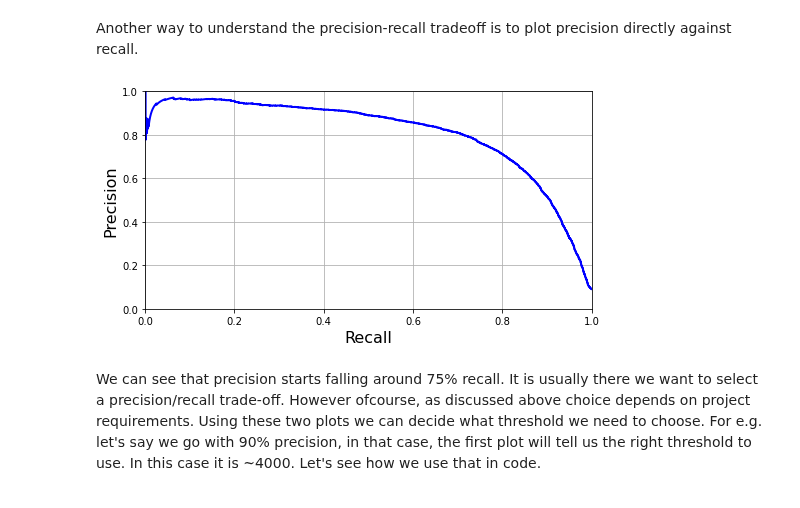
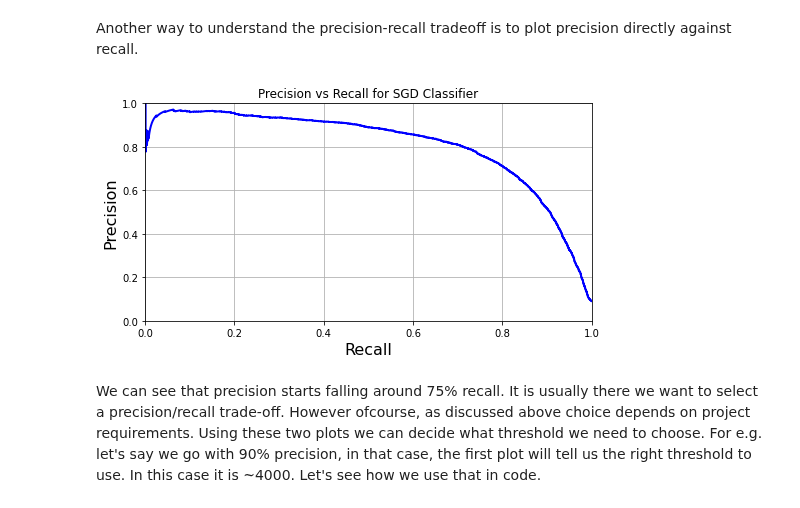
Before and after one commit to mandliya/ml, a Jupyter notebook: hands_on_machine_learning/3/Classification.ipynb, the cells around one changed output. Saved outputs shown, nothing was run; the diff lists cells and outputs as text; code cells hidden in the pictures.

```diff
--- a/hands_on_machine_learning/3/Classification.ipynb
+++ b/hands_on_machine_learning/3/Classification.ipynb
@@ -374,17 +379,18 @@ When threshold is increased precision curve looks bumpier, because precision may
 # %% [markdown]
 Another way to understand the precision-recall tradeoff is to plot precision directly against recall.
 # %%
-def plot_precision_vs_recall(precisions, recalls):
+def plot_precision_vs_recall(precisions, recalls, title):
     plt.plot(recalls, precisions, "b-", linewidth=2)
     plt.xlabel("Recall", fontsize=16)
     plt.ylabel("Precision", fontsize=16)
+    plt.title(title)
     plt.axis([0, 1, 0, 1])
     plt.grid(True)
 
 plt.figure(figsize=(8,4))
-plot_precision_vs_recall(precisions, recalls)
+plot_precision_vs_recall(precisions, recalls, "Precision vs Recall for SGD Classifier")
 # %% [output]
-[figure, old version]
+[figure, new version]
 # %% [markdown]
 We can see that precision starts falling around 75% recall.  It is usually there we want to select a precision/recall trade-off. However ofcourse, as discussed above choice depends on project requirements. Using these two plots we can decide what threshold we need to choose. For e.g. let's say we go with 90% precision, in that case, the first plot will tell us the right threshold to use. In this case it is ~4000. Let's see how we use that in code.
 # %%
```
Also changed, not shown: parts of 24 cells of this notebook, 2 other files.
